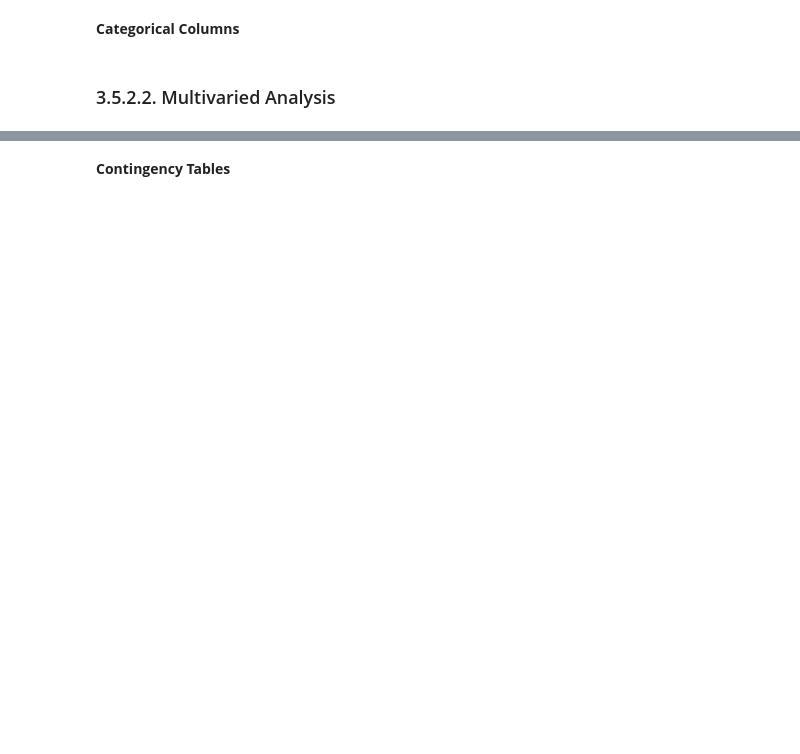
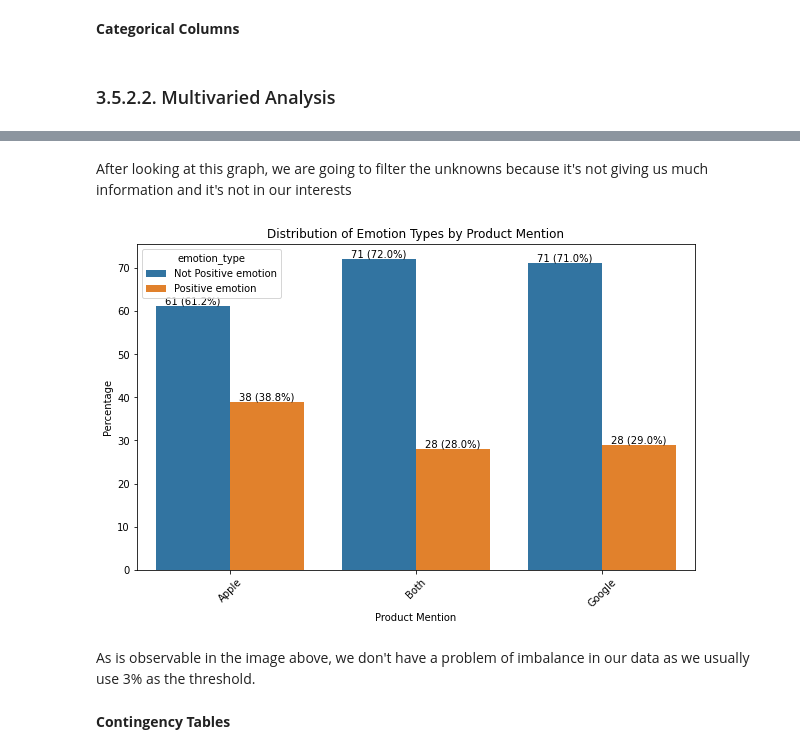
Before and after one commit to mbarriola96/Brands-product_emotions_analysis, a Jupyter notebook: 00_primary_notebook.ipynb, the cells around one changed output, grey strips where cells are left out. Saved outputs shown, nothing was run; the diff lists cells and outputs as text; code cells hidden in the pictures; blank space fills up the shorter version.

```diff
--- a/00_primary_notebook.ipynb
+++ b/00_primary_notebook.ipynb
@@ -107,2 +210,13 @@ df_tweets.dtypes
+# %% [markdown]
+After looking at this graph, we are going to filter the unknowns because it's not giving us much information and it's not in our interests
+# %%
+# Filter out rows where product_mention is 'Unknown'
+df_tweets = df_tweets[df_tweets['product_mention'] != 'Unknown']
+
+plot_emotion_distribution(df_tweets)
+# %% [output]
+[figure, added]
+# %% [markdown]
+As is observable in the image above, we don't have a problem of imbalance in our data as we usually use 3% as the threshold.
 # %% [markdown]
 **Contingency Tables**
```
Also changed, not shown: parts of 43 cells of this notebook, 3 other files.
